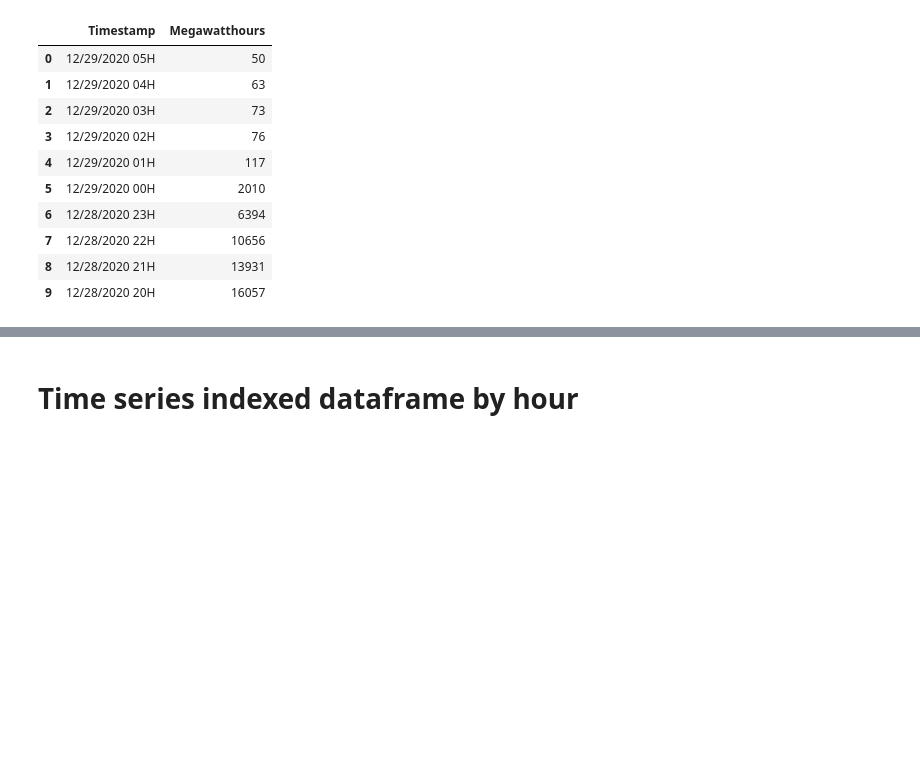
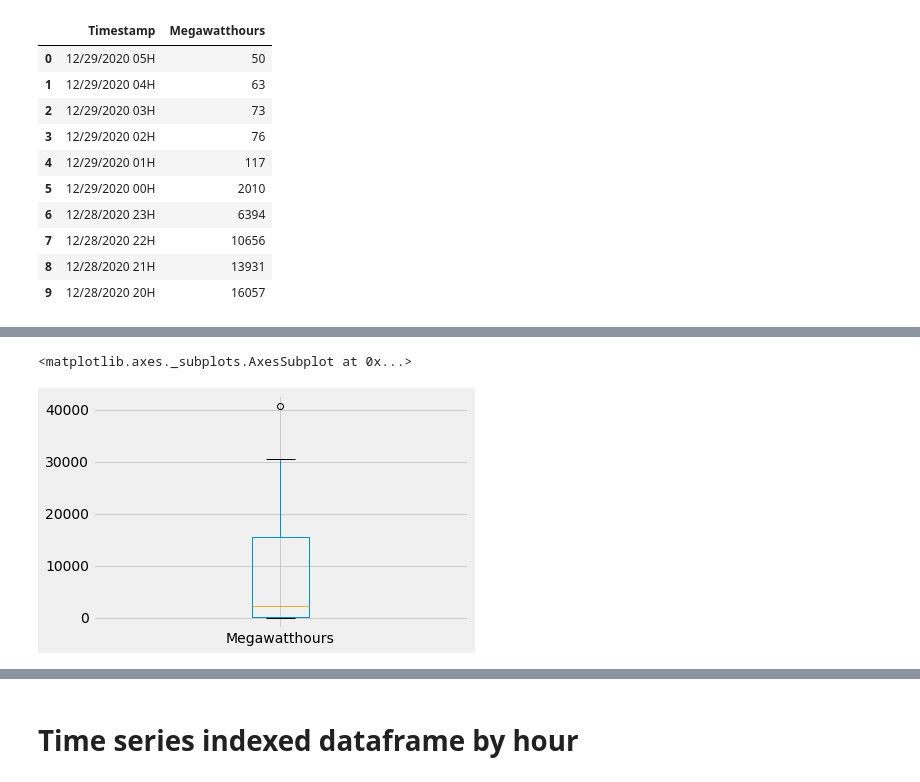
Before and after one commit to MichaelBurak/solar-data-analysis, a Jupyter notebook: solar-perhour-analysis.ipynb, the cells around one changed output, grey strips where cells are left out. Saved outputs shown, nothing was run; the diff lists cells and outputs as text; code cells hidden in the pictures; blank space fills up the shorter version.

```diff
--- a/solar-perhour-analysis.ipynb
+++ b/solar-perhour-analysis.ipynb
@@ -47,0 +65,5 @@ df.head(10)
+# %%
+df['Megawatthours'].plot.box()
+# %% [output]
+<matplotlib.axes._subplots.AxesSubplot at 0x...>
+[figure, added]
```
Also changed, not shown: parts of 11 cells of this notebook, 1 other file.
